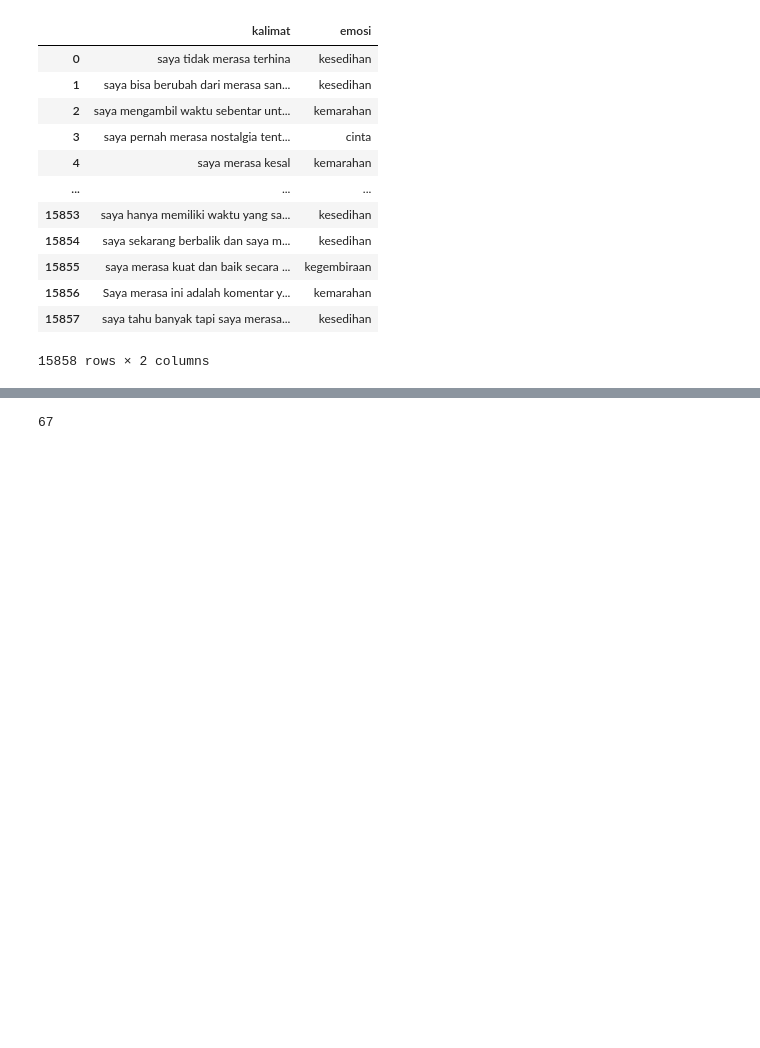
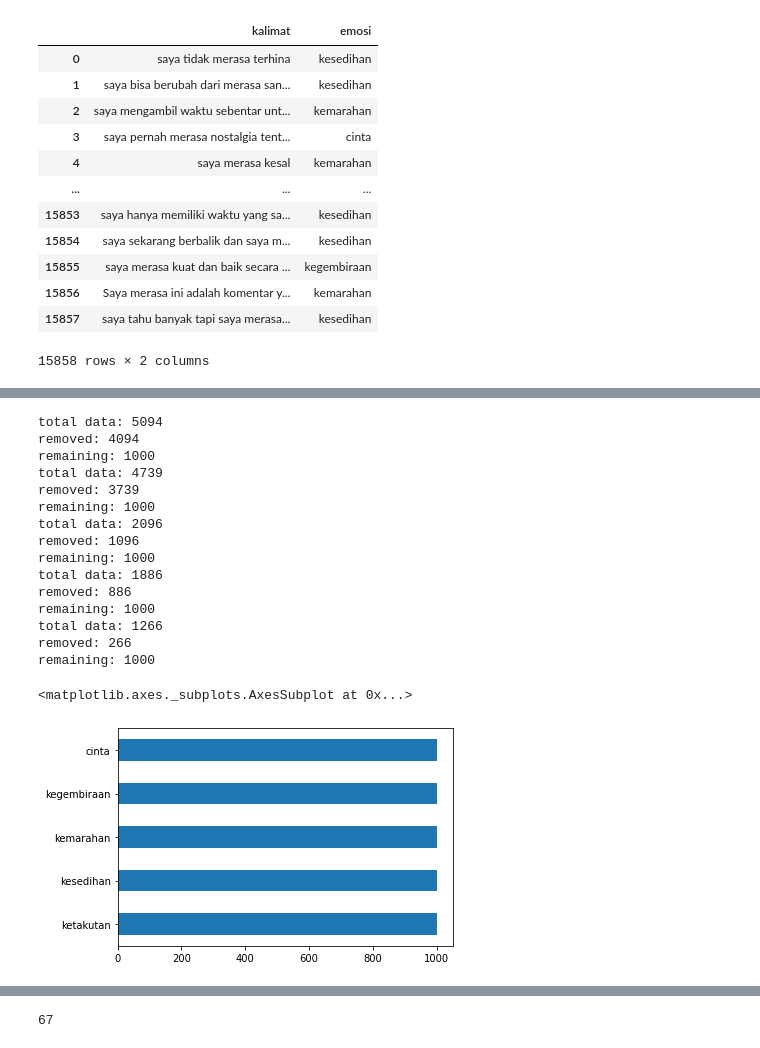
Before and after one commit to imadegunawinangun/NLP-Desi---Deteksi-Emosi, a Jupyter notebook: Desi_Detektor_Emosi.ipynb, the cells around one changed output, grey strips where cells are left out. Drawn from its saved outputs; the diff is of its cells as text; code cells hidden in the pictures; blank space fills up the shorter version.

```diff
--- a/Desi_Detektor_Emosi.ipynb
+++ b/Desi_Detektor_Emosi.ipynb
@@ -71 +55,53 @@
+# %%
+from sklearn.utils import shuffle
+
+def data_balancing(data, samples_per_bin ):
+  print('total data:', len(data))
+  remove_list = []
+  for j in range(1):
+    list_ = []
+    for i in range(len(data)):
+      list_.append(i)
+
+    list_ = shuffle(list_)
+    list_ = list_[samples_per_bin:]
+    remove_list.extend(list_)
+  list_ = []
+  list_.append(data)
+  list_ = shuffle(list_)
+  list_ = list_[samples_per_bin:]
+  remove_list.extend(list_)
+  print('removed:', len(remove_list))
+  data_=data.copy()
+  data_.drop(data_.index[remove_list], inplace=True)
+  print('remaining:', len(data_))
+  return data_
+# %%
+data.loc[data['emosi'] == 'kejutan']
+df = pd.concat([data_balancing(data.loc[data['emosi'] == 'kesedihan'],1000),
+                data_balancing(data.loc[data['emosi'] == 'kegembiraan'],1000),
+                data_balancing(data.loc[data['emosi'] == 'kemarahan'],1000),
+                data_balancing(data.loc[data['emosi'] == 'ketakutan'],1000),
+                data_balancing(data.loc[data['emosi'] == 'cinta'],1000)],
+               sort=True)
+df['emosi']=df['emosi'].astype("category")
+df.emosi.value_counts().plot(kind = 'barh')
+# %% [output]
+total data: 5094
+removed: 4094
+remaining: 1000
+total data: 4739
+removed: 3739
+remaining: 1000
+total data: 2096
+removed: 1096
+remaining: 1000
+total data: 1886
+removed: 886
+remaining: 1000
+total data: 1266
+removed: 266
+remaining: 1000
+<matplotlib.axes._subplots.AxesSubplot at 0x...>
+[figure, added]
 # %%
```
Also changed, not shown: parts of 16 cells of this notebook.
